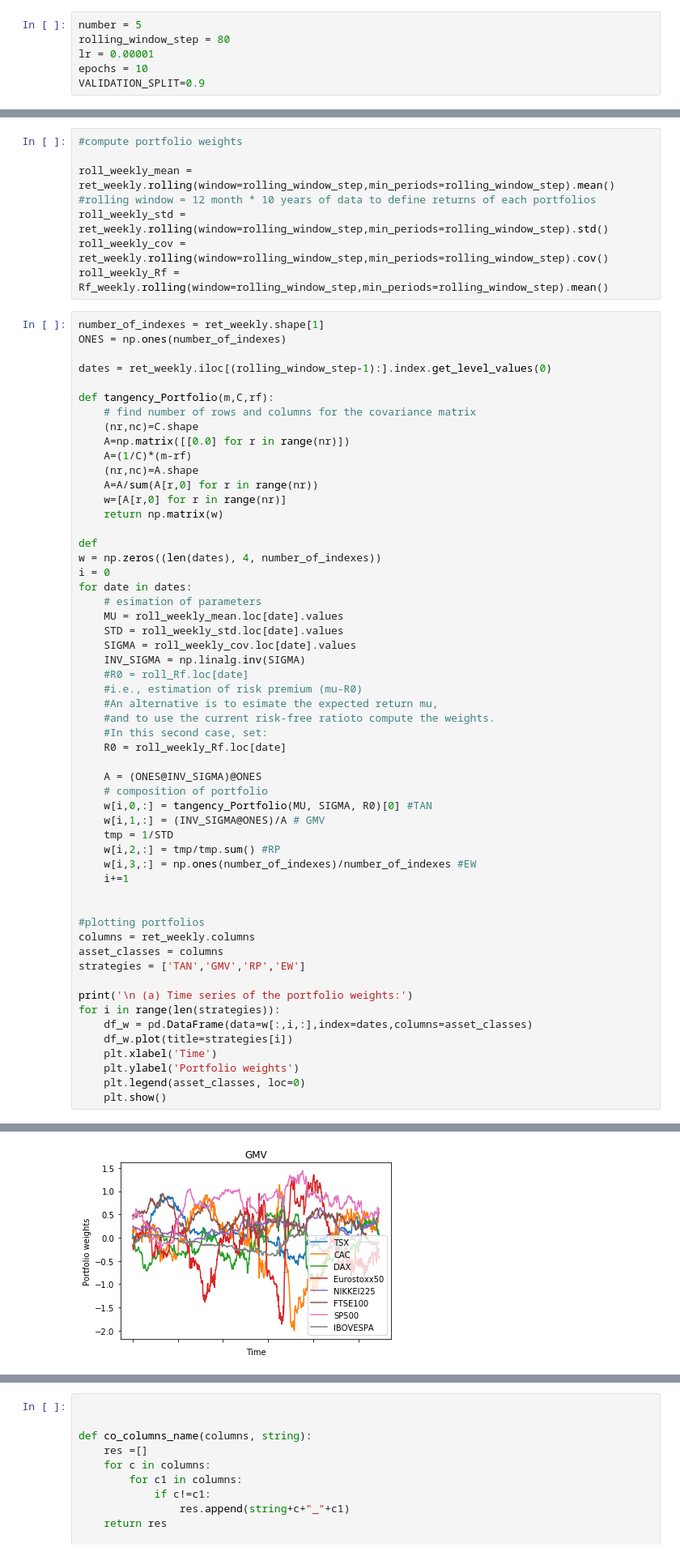
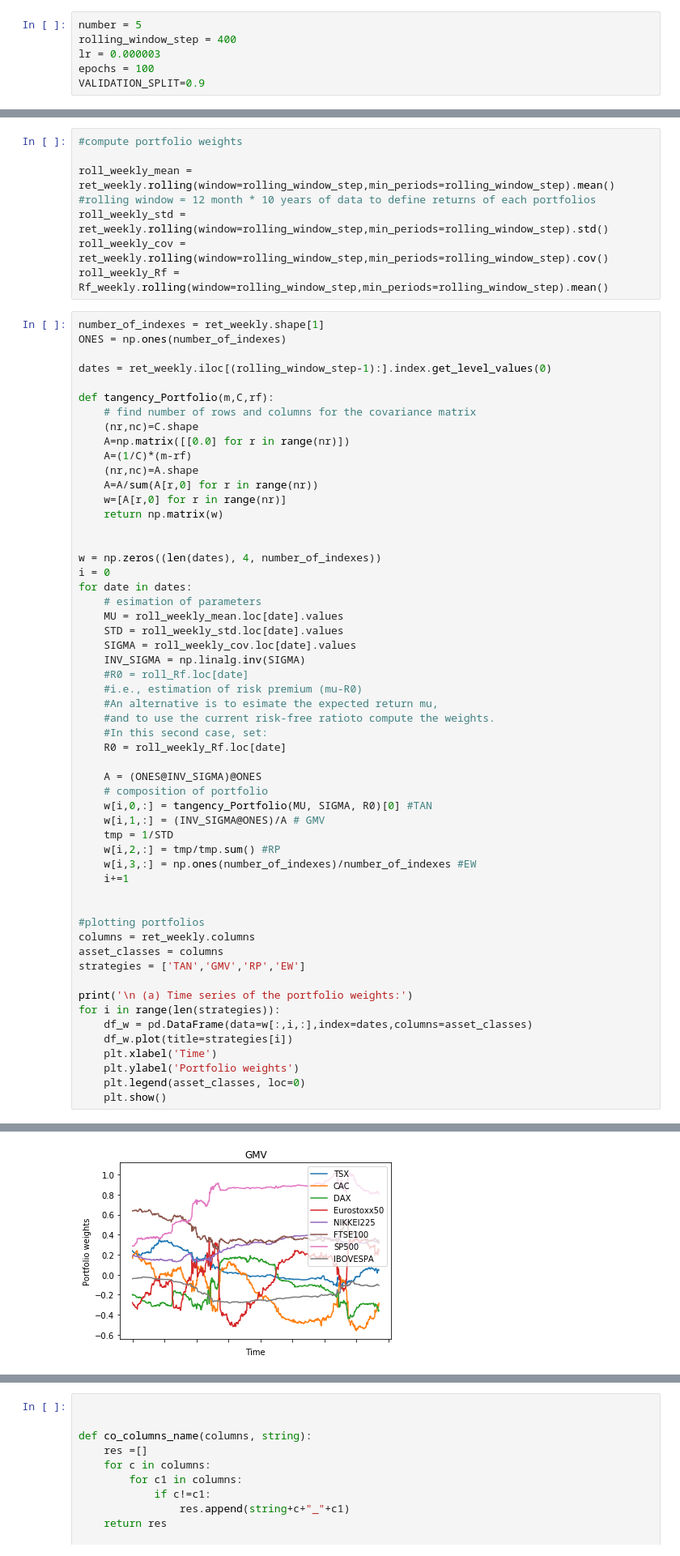
Before and after one commit to GregoireMayrhofer/financialbigdata, a Jupyter notebook: final_notebook.ipynb, the cells around one changed output, grey strips where cells are left out. Shown at 81% size. Drawn from its saved outputs; the diff is of its cells as text.

```diff
--- a/final_notebook.ipynb
+++ b/final_notebook.ipynb
@@ -163,9 +163,9 @@ https://pandas.pydata.org/pandas-docs/stable/indexing.html#deprecate-loc-reindex
 ## General Parameters
 # %%
 number = 5
-rolling_window_step = 80
-lr = 0.00001
-epochs = 10
+rolling_window_step = 400
+lr = 0.000003
+epochs = 100
 VALIDATION_SPLIT=0.9
 # %%
 def dailytosomething(df,rf,number):
@@ -205,7 +202,7 @@ def tangency_Portfolio(m,C,rf):
     w=[A[r,0] for r in range(nr)]
     return np.matrix(w)
 
-def
+
 w = np.zeros((len(dates), 4, number_of_indexes))
 i = 0
 for date in dates:
@@ -250 +247 @@ for i in range(len(strategies)):
-[figure, old version]
+[figure, new version]
```
Also changed, not shown: parts of 12 cells of this notebook, 2 other files.
